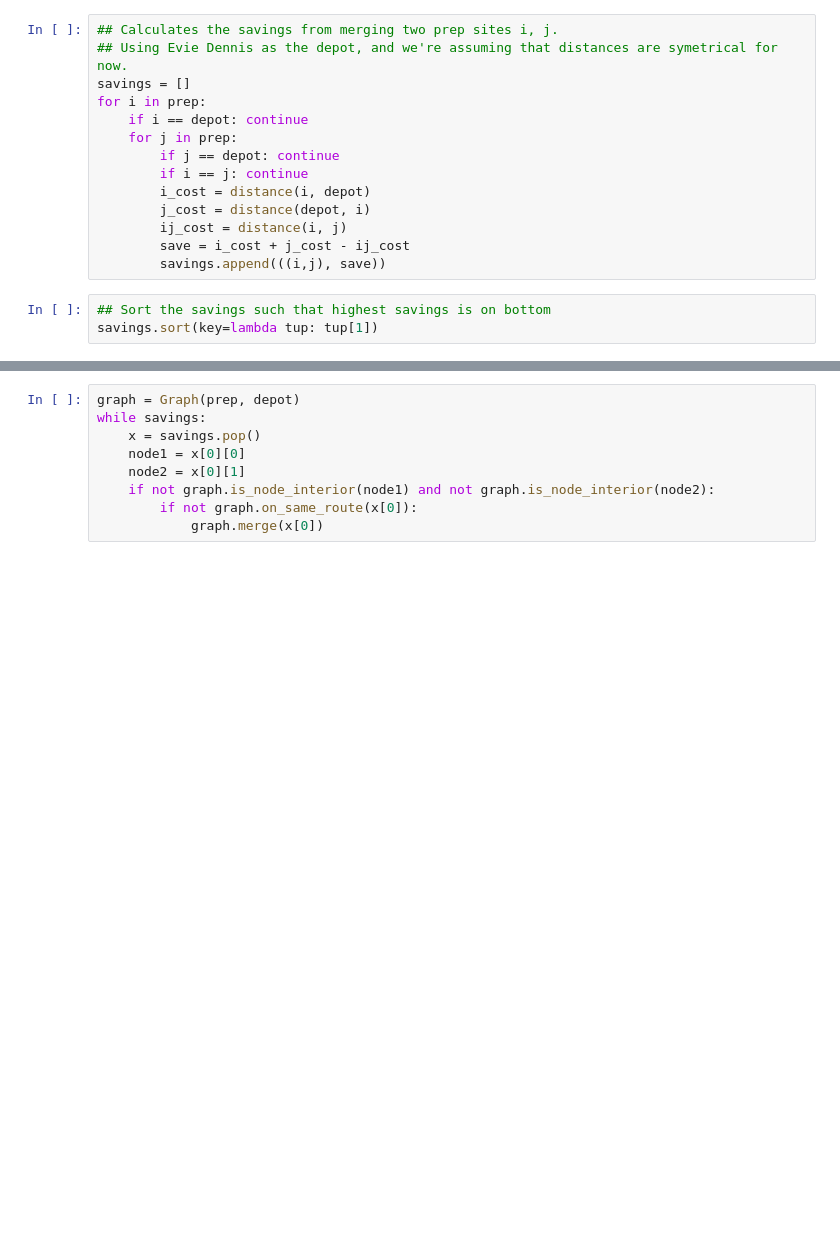
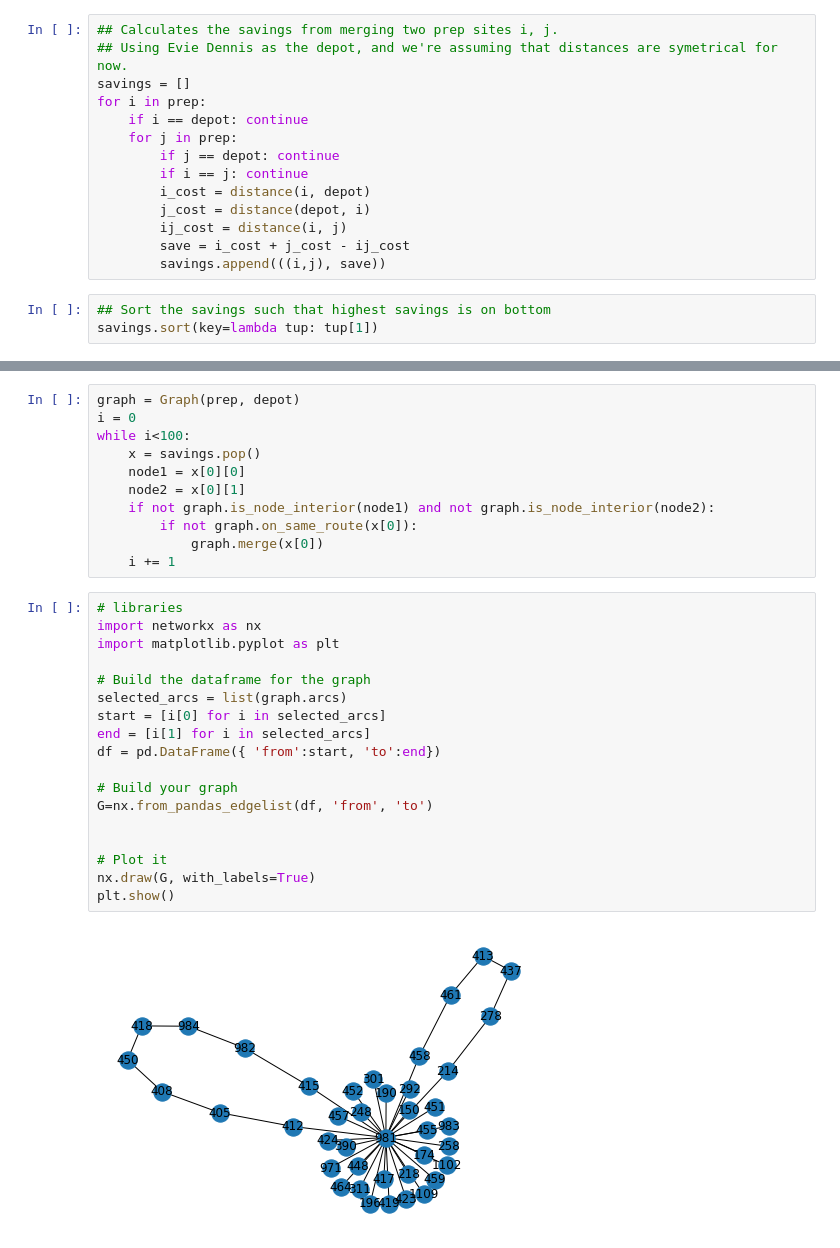
Before and after one commit to aarij-rehman/denver-public-schools, a Jupyter notebook: phase1.ipynb, the cells around one changed output, grey strips where cells are left out. Cells and saved outputs as stored; diff of their text form; blank space fills up the shorter version.

```diff
--- a/phase1.ipynb
+++ b/phase1.ipynb
@@ -120,10 +120,32 @@ class Graph:
 # %%
 graph = Graph(prep, depot)
-while savings:
+i = 0
+while i<100:
     x = savings.pop()
     node1 = x[0][0]
     node2 = x[0][1]
     if not graph.is_node_interior(node1) and not graph.is_node_interior(node2):
         if not graph.on_same_route(x[0]):
             graph.merge(x[0])
+    i += 1
+# %%
+# libraries
+import networkx as nx
+import matplotlib.pyplot as plt
+
+# Build the dataframe for the graph
+selected_arcs = list(graph.arcs)
+start = [i[0] for i in selected_arcs]
+end = [i[1] for i in selected_arcs]
+df = pd.DataFrame({ 'from':start, 'to':end})
+
+# Build your graph
+G=nx.from_pandas_edgelist(df, 'from', 'to')
+
+
+# Plot it
+nx.draw(G, with_labels=True)
+plt.show()
+# %% [output]
+[figure, added]
 # %%
```
Also changed, not shown: parts of 4 cells of this notebook.
